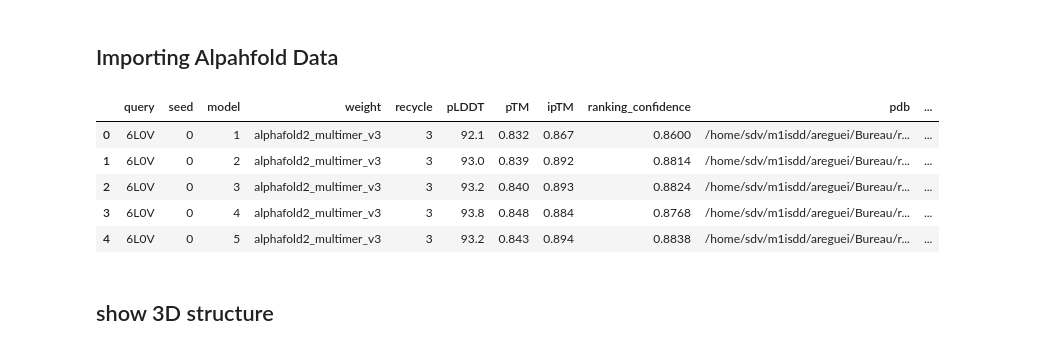
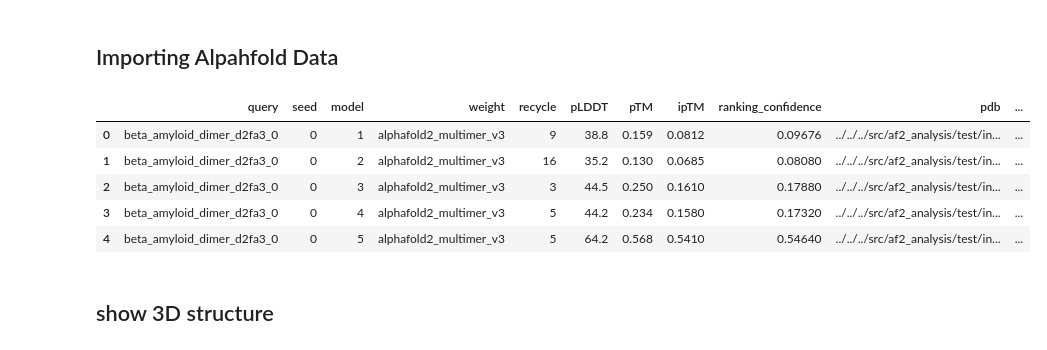
Before and after one commit to samuelmurail/af2_analysis, a Jupyter notebook: docs/source/notebooks/basic_example.ipynb, the cells around one changed output. Drawn from its saved outputs; the diff is of its cells as text; code cells hidden in the pictures.

```diff
--- a/docs/source/notebooks/basic_example.ipynb
+++ b/docs/source/notebooks/basic_example.ipynb
@@ -11,16 +10,16 @@ import nglview
 # %% [markdown]
 ## Importing Alpahfold Data
 # %%
-DATA_PATH = '/home/sdv/m1isdd/areguei/Bureau/reguei/42_bret_new/3_no_drop/'
+DATA_PATH = '../../../src/af2_analysis/test/inputs/beta_amyloid_dimer_cf_1.5.5/'
 my_data = af2_analysis.Data(DATA_PATH)
 my_data.df.head()
 # %% [output]
 |  | query | seed | model | weight | recycle | pLDDT | pTM | ipTM | ranking_confidence | pdb | ... |
-| 0 | 6L0V | 0 | 1 | alphafold2_multimer_v3 | 3 | 92.1 | 0.832 | 0.867 | 0.8600 | /home/sdv/m1isdd/areguei/Bureau/r... | ... |
-| 1 | 6L0V | 0 | 2 | alphafold2_multimer_v3 | 3 | 93.0 | 0.839 | 0.892 | 0.8814 | /home/sdv/m1isdd/areguei/Bureau/r... | ... |
-| 2 | 6L0V | 0 | 3 | alphafold2_multimer_v3 | 3 | 93.2 | 0.840 | 0.893 | 0.8824 | /home/sdv/m1isdd/areguei/Bureau/r... | ... |
-| 3 | 6L0V | 0 | 4 | alphafold2_multimer_v3 | 3 | 93.8 | 0.848 | 0.884 | 0.8768 | /home/sdv/m1isdd/areguei/Bureau/r... | ... |
-| 4 | 6L0V | 0 | 5 | alphafold2_multimer_v3 | 3 | 93.2 | 0.843 | 0.894 | 0.8838 | /home/sdv/m1isdd/areguei/Bureau/r... | ... |
+| 0 | beta_amyloid_dimer_d2fa3_0 | 0 | 1 | alphafold2_multimer_v3 | 9 | 38.8 | 0.159 | 0.0812 | 0.09676 | ../../../src/af2_analysis/test/in... | ... |
+| 1 | beta_amyloid_dimer_d2fa3_0 | 0 | 2 | alphafold2_multimer_v3 | 16 | 35.2 | 0.130 | 0.0685 | 0.08080 | ../../../src/af2_analysis/test/in... | ... |
+| 2 | beta_amyloid_dimer_d2fa3_0 | 0 | 3 | alphafold2_multimer_v3 | 3 | 44.5 | 0.250 | 0.1610 | 0.17880 | ../../../src/af2_analysis/test/in... | ... |
+| 3 | beta_amyloid_dimer_d2fa3_0 | 0 | 4 | alphafold2_multimer_v3 | 5 | 44.2 | 0.234 | 0.1580 | 0.17320 | ../../../src/af2_analysis/test/in... | ... |
+| 4 | beta_amyloid_dimer_d2fa3_0 | 0 | 5 | alphafold2_multimer_v3 | 5 | 64.2 | 0.568 | 0.5410 | 0.54640 | ../../../src/af2_analysis/test/in... | ... |
 # %% [markdown]
 ## show 3D structure
 # %%
```
Also changed, not shown: parts of 14 cells of this notebook, 8 other files.
